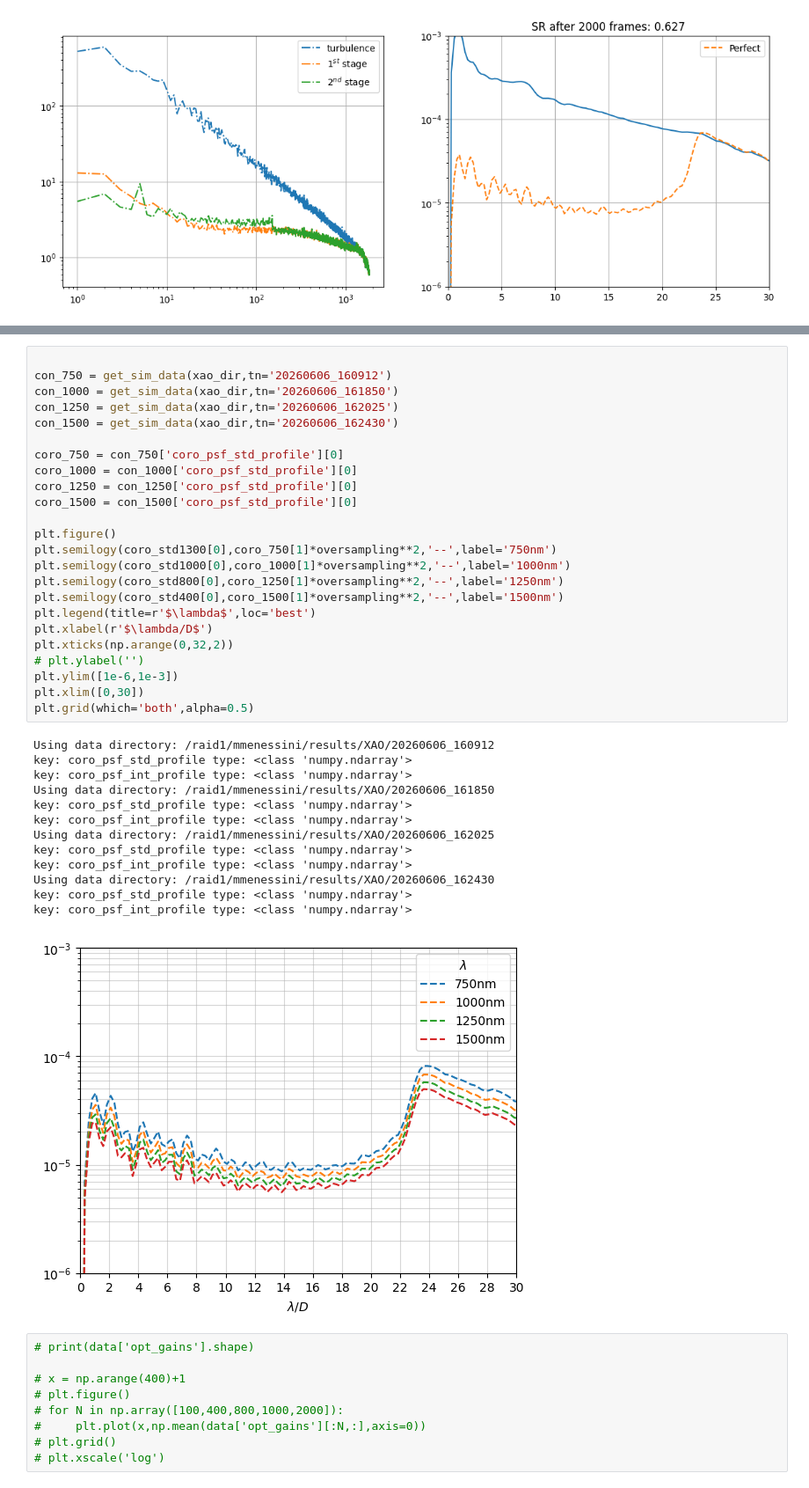
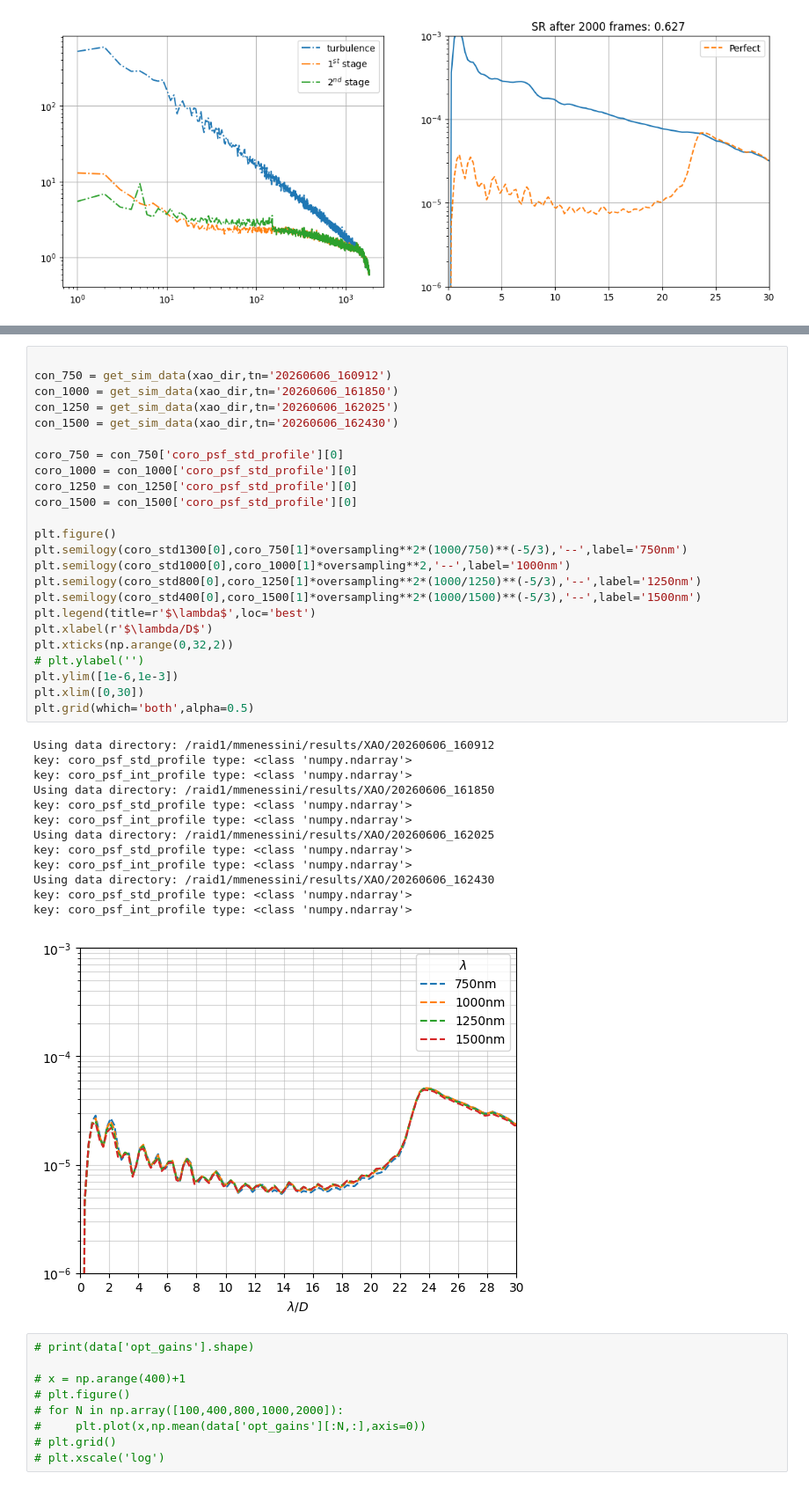
Before and after one commit to Menessao/SPECULA, a Jupyter notebook: config/SensorFusion/paperPlots.ipynb, the cells around one changed output, grey strips where cells are left out. Shown at 88% size. Saved outputs shown, nothing was run; the diff lists cells and outputs as text.

```diff
--- a/config/SensorFusion/paperPlots.ipynb
+++ b/config/SensorFusion/paperPlots.ipynb
@@ -314,37 +314,37 @@ con_1000 = get_sim_data(xao_dir,tn='20260606_161850')
 con_1250 = get_sim_data(xao_dir,tn='20260606_162025')
 con_1500 = get_sim_data(xao_dir,tn='20260606_162430')
 
 coro_750 = con_750['coro_psf_std_profile'][0]
 coro_1000 = con_1000['coro_psf_std_profile'][0]
 coro_1250 = con_1250['coro_psf_std_profile'][0]
 coro_1500 = con_1500['coro_psf_std_profile'][0]
 
 plt.figure()
-plt.semilogy(coro_std1300[0],coro_750[1]*oversampling**2,'--',label='750nm')
+plt.semilogy(coro_std1300[0],coro_750[1]*oversampling**2*(1000/750)**(-5/3),'--',label='750nm')
 plt.semilogy(coro_std1000[0],coro_1000[1]*oversampling**2,'--',label='1000nm')
-plt.semilogy(coro_std800[0],coro_1250[1]*oversampling**2,'--',label='1250nm')
-plt.semilogy(coro_std400[0],coro_1500[1]*oversampling**2,'--',label='1500nm')
+plt.semilogy(coro_std800[0],coro_1250[1]*oversampling**2*(1000/1250)**(-5/3),'--',label='1250nm')
+plt.semilogy(coro_std400[0],coro_1500[1]*oversampling**2*(1000/1500)**(-5/3),'--',label='1500nm')
 plt.legend(title=r'$\lambda$',loc='best')
 plt.xlabel(r'$\lambda/D$')
 plt.xticks(np.arange(0,32,2))
 # plt.ylabel('')
 plt.ylim([1e-6,1e-3])
 plt.xlim([0,30])
 plt.grid(which='both',alpha=0.5)
 # %% [output]
 Using data directory: /raid1/mmenessini/results/XAO/20260606_160912
 key: coro_psf_std_profile type: <class 'numpy.ndarray'>
 key: coro_psf_int_profile type: <class 'numpy.ndarray'>
 Using data directory: /raid1/mmenessini/results/XAO/20260606_161850
 key: coro_psf_std_profile type: <class 'numpy.ndarray'>
 key: coro_psf_int_profile type: <class 'numpy.ndarray'>
 Using data directory: /raid1/mmenessini/results/XAO/20260606_162025
 key: coro_psf_std_profile type: <class 'numpy.ndarray'>
 key: coro_psf_int_profile type: <class 'numpy.ndarray'>
 Using data directory: /raid1/mmenessini/results/XAO/20260606_162430
 key: coro_psf_std_profile type: <class 'numpy.ndarray'>
 key: coro_psf_int_profile type: <class 'numpy.ndarray'>
-[figure, old version]
+[figure, new version]
 # %%
 # print(data['opt_gains'].shape)
 
```
Also changed, not shown: parts of 3 cells of this notebook, 10 other files.
